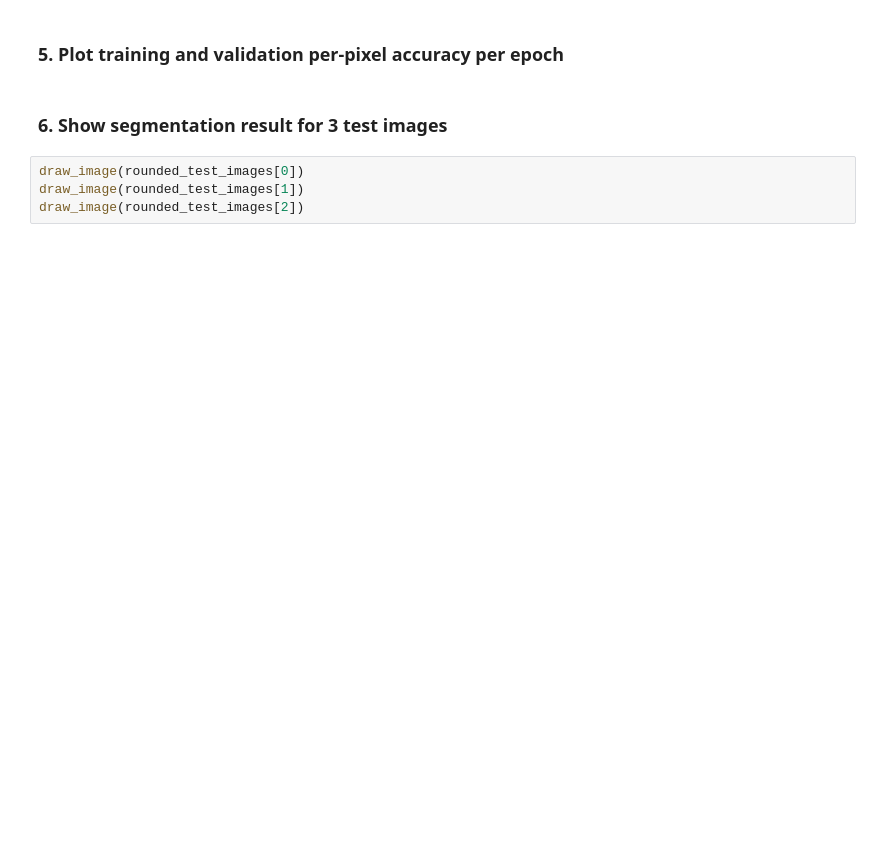
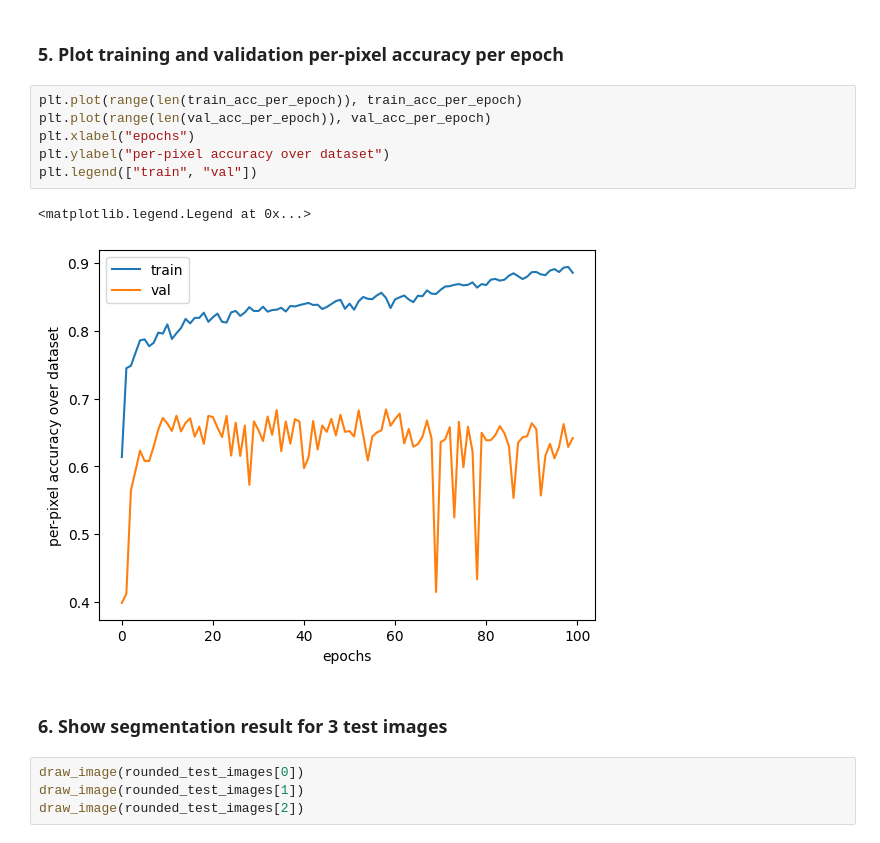
Before and after one commit to harishanmugaraja/harishanmugaraja.github.io, a Jupyter notebook: Copy_of_cmsc472_spring_23_hw4.ipynb, the cells around one changed output. Cells and saved outputs as stored; diff of their text form; blank space fills up the shorter version.

```diff
--- a/Copy_of_cmsc472_spring_23_hw4.ipynb
+++ b/Copy_of_cmsc472_spring_23_hw4.ipynb
@@ -502,5 +513,14 @@ plt.plot
 # %% [markdown]
 ### 5. Plot training and validation per-pixel accuracy per epoch
+# %%
+plt.plot(range(len(train_acc_per_epoch)), train_acc_per_epoch)
+plt.plot(range(len(val_acc_per_epoch)), val_acc_per_epoch)
+plt.xlabel("epochs")
+plt.ylabel("per-pixel accuracy over dataset")
+plt.legend(["train", "val"])
+# %% [output]
+<matplotlib.legend.Legend at 0x...>
+[figure, added]
 # %% [markdown]
 ### 6. Show segmentation result for 3 test images
 # %%
```
Also changed, not shown: parts of 6 cells of this notebook.
